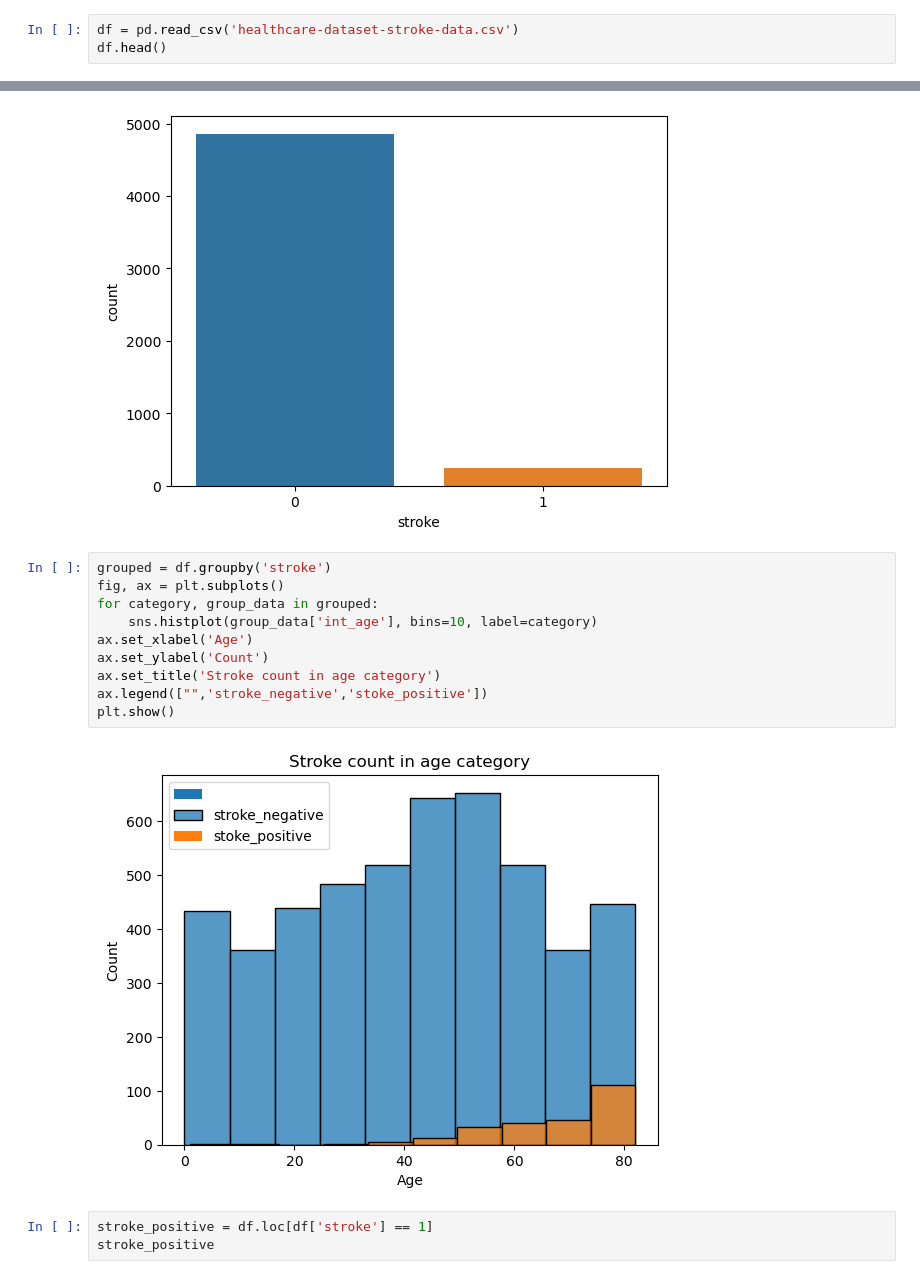
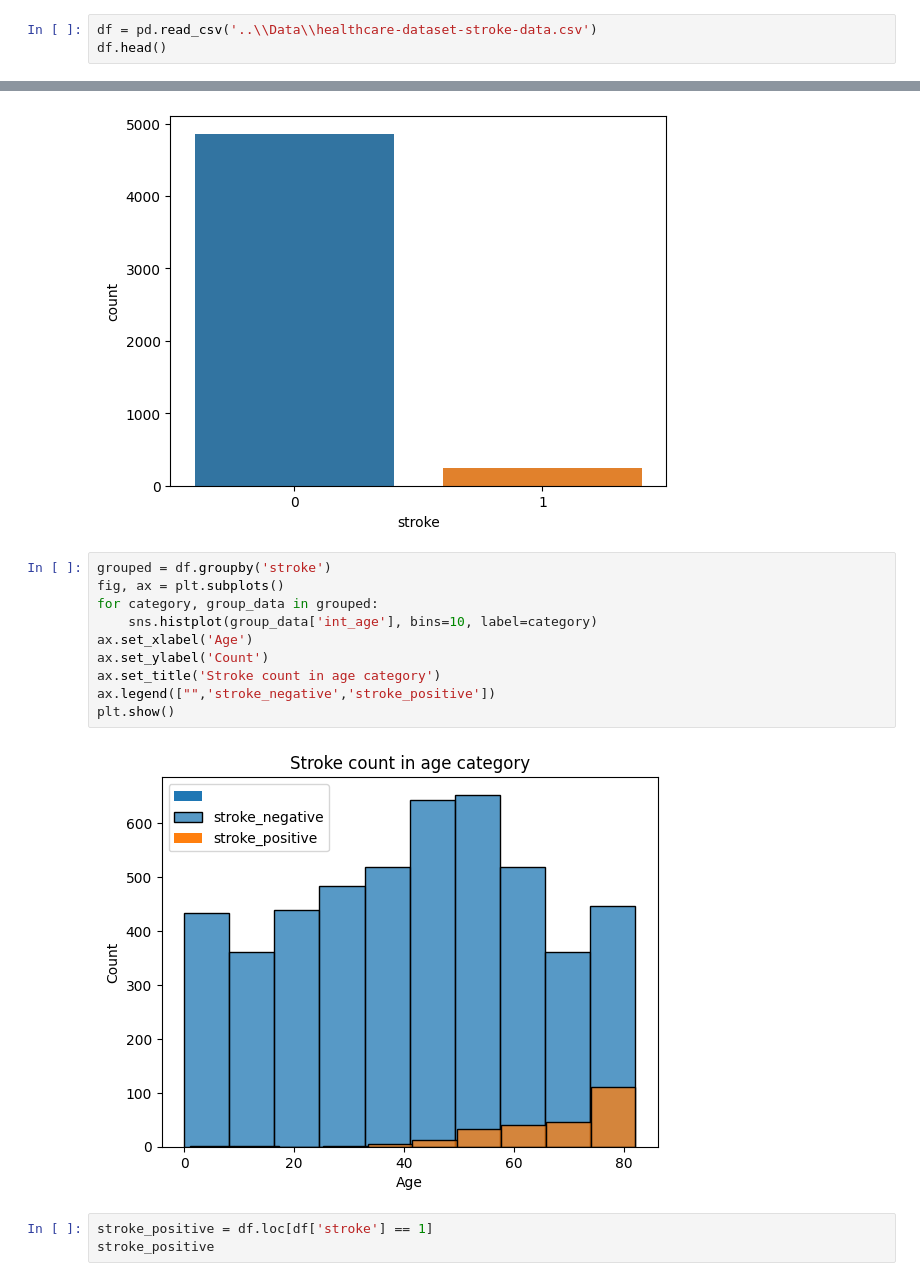
Before and after one commit to sivaramthampi/ML-model-on-stroke-dataset, a Jupyter notebook: View/ML_model_on_stroke_dataset.ipynb, the cells around one changed output, grey strips where cells are left out. Cells and saved outputs as stored; diff of their text form.

```diff
--- a/View/ML_model_on_stroke_dataset.ipynb
+++ b/View/ML_model_on_stroke_dataset.ipynb
@@ -4,7 +7,7 @@ import matplotlib.pyplot as plt
 import seaborn as sns
 %matplotlib inline
 # %%
-df = pd.read_csv('healthcare-dataset-stroke-data.csv')
+df = pd.read_csv('..\\Data\\healthcare-dataset-stroke-data.csv')
 df.head()
 # %% [output]
 |  | id | gender | age | hypertension | heart_disease | ever_married | work_type | Residence_type | ... |
@@ -161,15 +173,15 @@ sns.countplot(data=df,x='stroke')
 # %%
 grouped = df.groupby('stroke')
 fig, ax = plt.subplots()
 for category, group_data in grouped:
     sns.histplot(group_data['int_age'], bins=10, label=category)
 ax.set_xlabel('Age')
 ax.set_ylabel('Count')
 ax.set_title('Stroke count in age category')
-ax.legend(["",'stroke_negative','stoke_positive'])
+ax.legend(["",'stroke_negative','stroke_positive'])
 plt.show()
 # %% [output]
-[figure, old version]
+[figure, new version]
 # %%
 stroke_positive = df.loc[df['stroke'] == 1]
 stroke_positive
```
Also changed, not shown: parts of 7 cells of this notebook.
